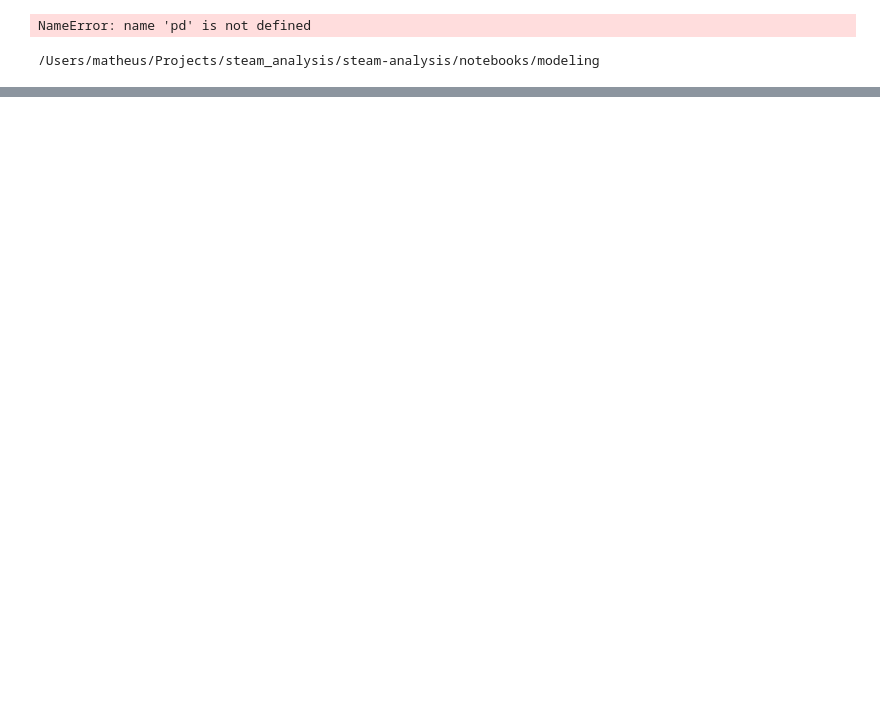
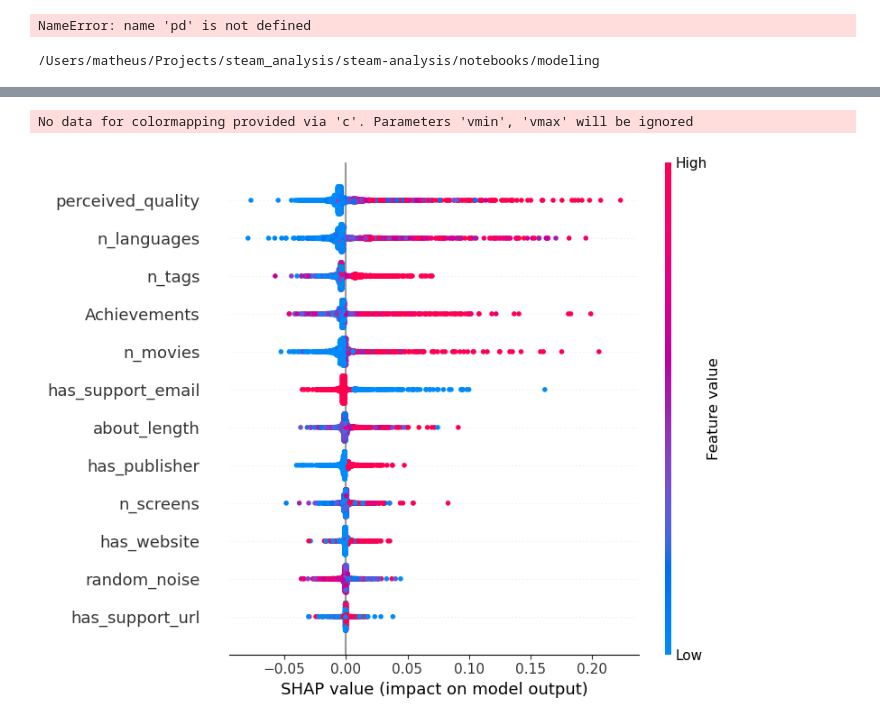
Before and after one commit to MatheusVazManzke/steam-analysis, a Jupyter notebook: notebooks/modeling/2.2-mvm-classification-models.ipynb, the cells around one changed output, grey strips where cells are left out. Saved outputs shown, nothing was run; the diff lists cells and outputs as text; code cells hidden in the pictures; blank space fills up the shorter version.

```diff
--- a/notebooks/modeling/2.2-mvm-classification-models.ipynb
+++ b/notebooks/modeling/2.2-mvm-classification-models.ipynb
@@ -229,0 +198,14 @@ plt.show()
+# %%
+import shap
+
+# Initialize SHAP explainer
+explainer = shap.TreeExplainer(rf)
+
+# Calculate SHAP values for the test set
+shap_values = explainer.shap_values(X_test)
+
+# Plot summary of SHAP values for the test set
+shap.summary_plot(shap_values[1], X_test)
+# %% [output]
+No data for colormapping provided via 'c'. Parameters 'vmin', 'vmax' will be ignored
+[figure, added]
```
Also changed, not shown: parts of 24 cells of this notebook, 5 other files.
